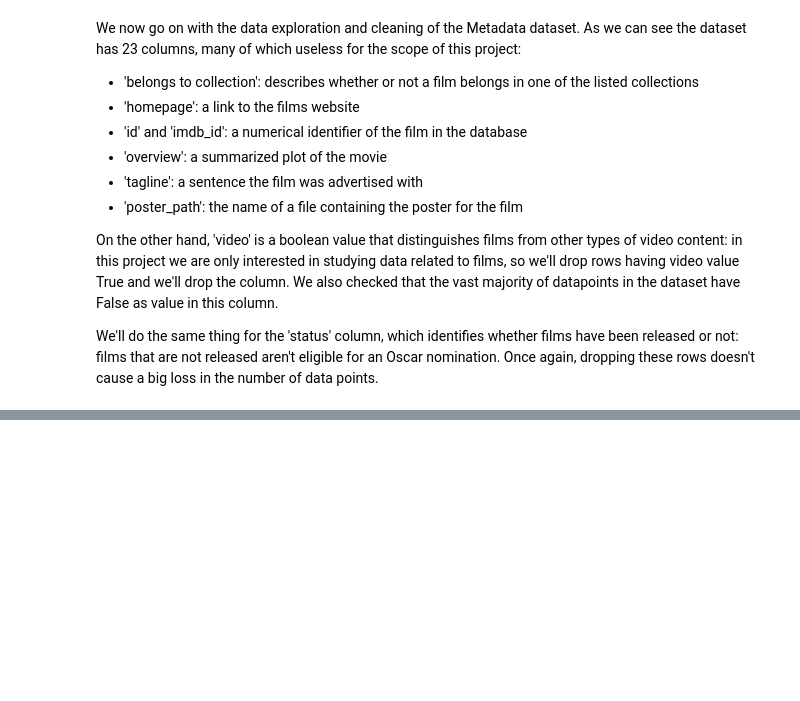
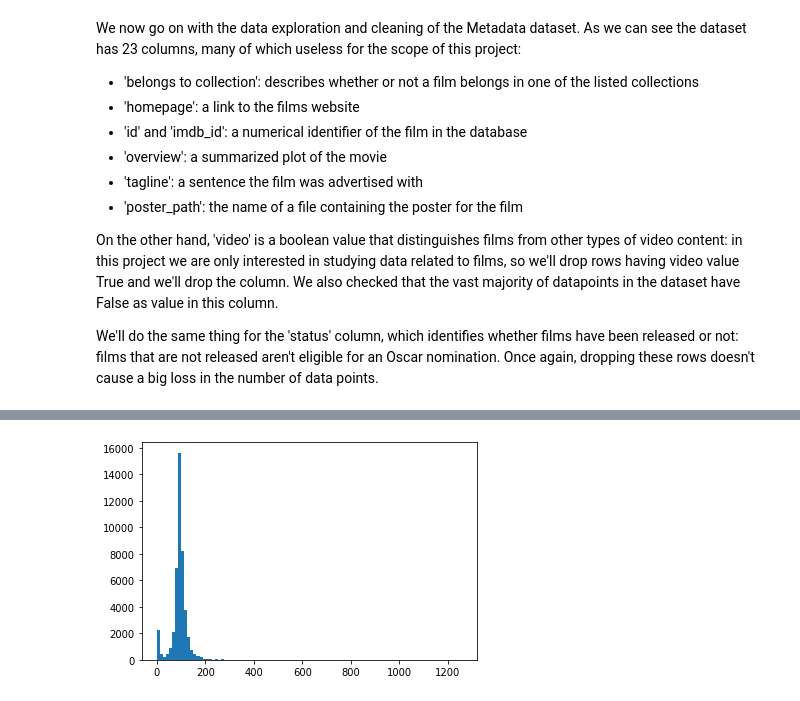
Before and after one commit to matteodales/programming_project, a Jupyter notebook: data_exploration_and_cleaning.ipynb, the cells around one changed output, grey strips where cells are left out. Cells and saved outputs as stored; diff of their text form; code cells hidden in the pictures; blank space fills up the shorter version.

```diff
--- a/data_exploration_and_cleaning.ipynb
+++ b/data_exploration_and_cleaning.ipynb
@@ -155,7 +156,7 @@ We also checked that the vast majority of datapoints in the dataset have False a
 
 We'll do the same thing for the 'status' column, which identifies whether films have been released or not: films that are not released aren't eligible for an Oscar nomination. Once again, dropping these rows doesn't cause a big loss in the number of data points.
 # %%
-metadata_df = metadata_df.drop(['belongs_to_collection','homepage','id','imdb_id','overview','poster_path'], axis=1)
+metadata_df = metadata_df.drop(['belongs_to_collection','homepage','id','imdb_id','overview','tagline','poster_path'], axis=1)
 metadata_df = metadata_df[metadata_df.video == False]
 metadata_df = metadata_df[metadata_df.status == 'Released']
 metadata_df = metadata_df.drop(['video','status'], axis=1)
@@ -161,0 +198,5 @@ metadata_df = metadata_df.drop(['video','status'], axis=1)
+# %%
+plt.hist(metadata_df.runtime,100)
+plt.show()
+# %% [output]
+[figure, added]
```
Also changed, not shown: parts of 10 cells of this notebook.
